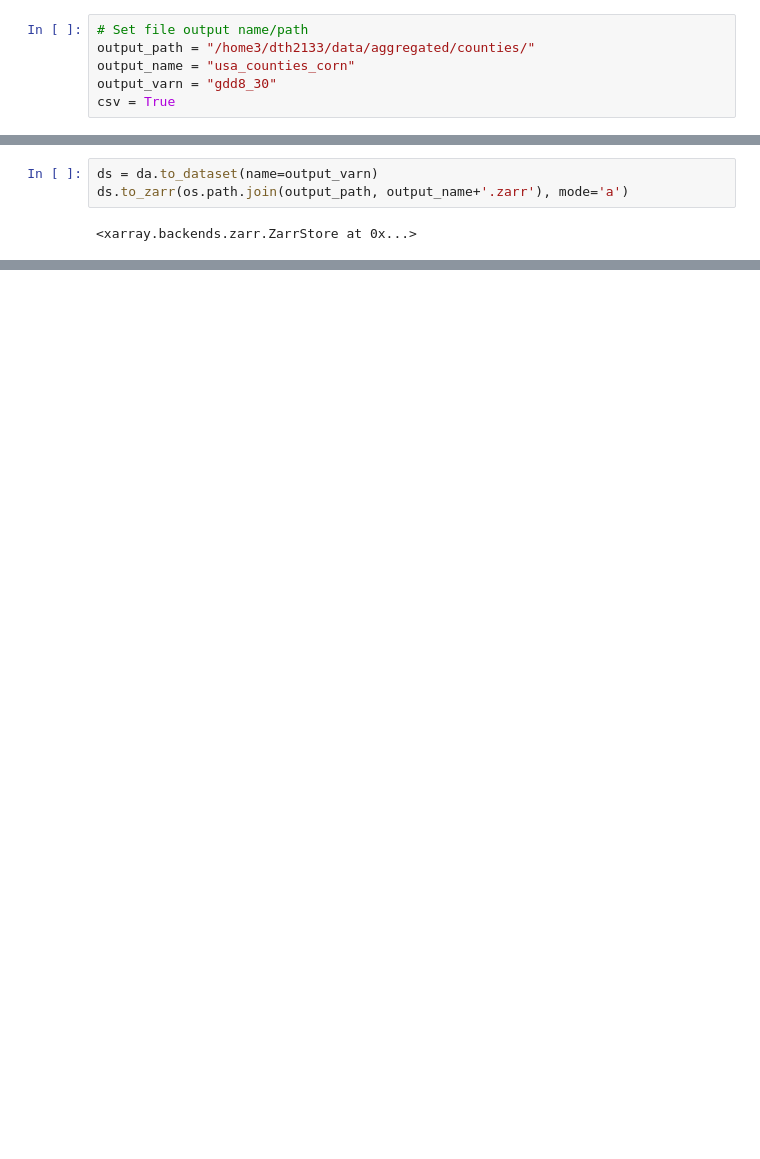
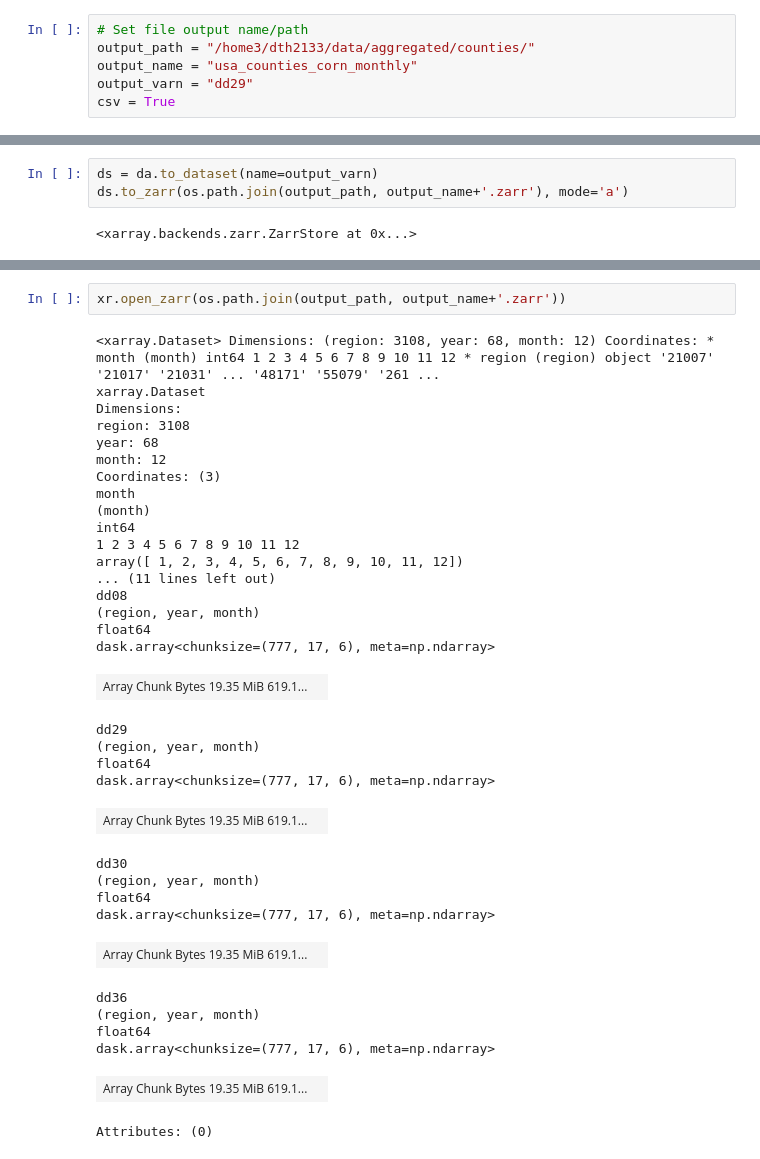
Before and after one commit to dylanhogan/aggfly, a Jupyter notebook: notebooks/run_t2m_era5.ipynb, the cells around one changed output, grey strips where cells are left out. Cells and saved outputs as stored; diff of their text form; blank space fills up the shorter version.

```diff
--- a/notebooks/run_t2m_era5.ipynb
+++ b/notebooks/run_t2m_era5.ipynb
@@ -8,8 +15,8 @@ ProgressBar().register()
 # %%
 # Set file output name/path
 output_path = "/home3/dth2133/data/aggregated/counties/"
-output_name = "usa_counties_corn"
-output_varn = "gdd8_30"
+output_name = "usa_counties_corn_monthly"
+output_varn = "dd29"
 csv = True
 # %%
 # Open shapefile containing region features.
@@ -154 +147,38 @@ if csv:
 [########################################] | 100% Completed |  0.1s
+# %%
+xr.open_zarr(os.path.join(output_path, output_name+'.zarr'))
+# %% [output]
+<xarray.Dataset> Dimensions: (region: 3108, year: 68, month: 12) Coordinates: * month (month) int64 1 2 3 4 5 6 7 8 9 10 11 12 * region (region) object '21007' '21017' '21031' ... '48171' '55079' '261 ...
+xarray.Dataset
+Dimensions:
+region: 3108
+year: 68
+month: 12
+Coordinates: (3)
+month
+(month)
+int64
+1 2 3 4 5 6 7 8 9 10 11 12
+array([ 1, 2, 3, 4, 5, 6, 7, 8, 9, 10, 11, 12])
+... (11 lines left out)
+dd08
+(region, year, month)
+float64
+dask.array<chunksize=(777, 17, 6), meta=np.ndarray>
+| Array Chunk Bytes 19.35 MiB 619.1... |  |
+dd29
+(region, year, month)
+float64
+dask.array<chunksize=(777, 17, 6), meta=np.ndarray>
+| Array Chunk Bytes 19.35 MiB 619.1... |  |
+dd30
+(region, year, month)
+float64
+dask.array<chunksize=(777, 17, 6), meta=np.ndarray>
+| Array Chunk Bytes 19.35 MiB 619.1... |  |
+dd36
+(region, year, month)
+float64
+dask.array<chunksize=(777, 17, 6), meta=np.ndarray>
+| Array Chunk Bytes 19.35 MiB 619.1... |  |
+Attributes: (0)
```
Also changed, not shown: parts of 13 cells of this notebook, 12 other files.
